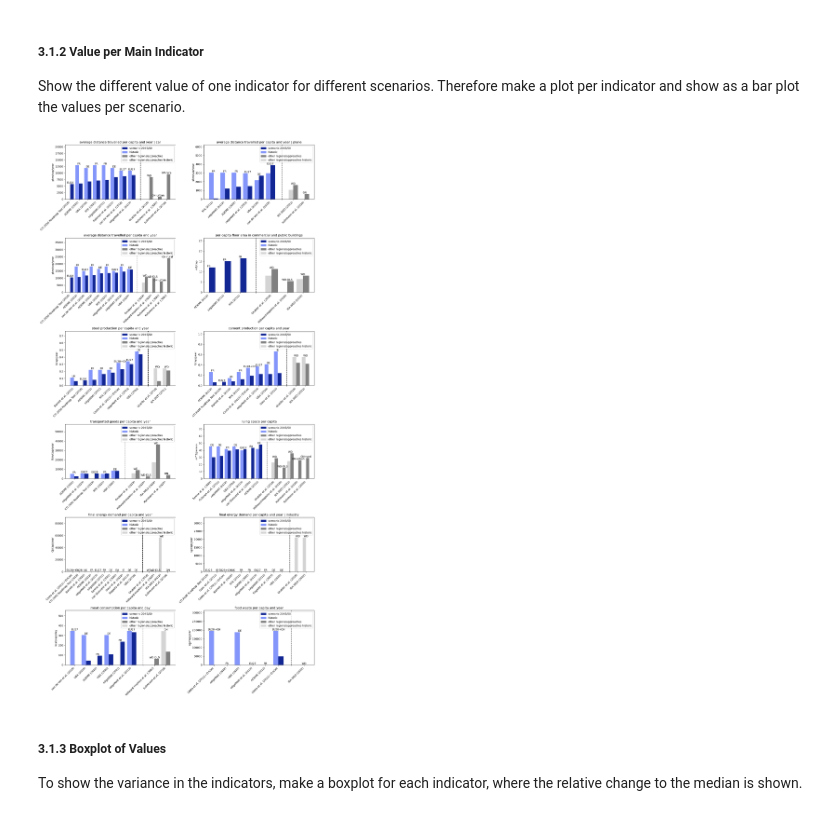
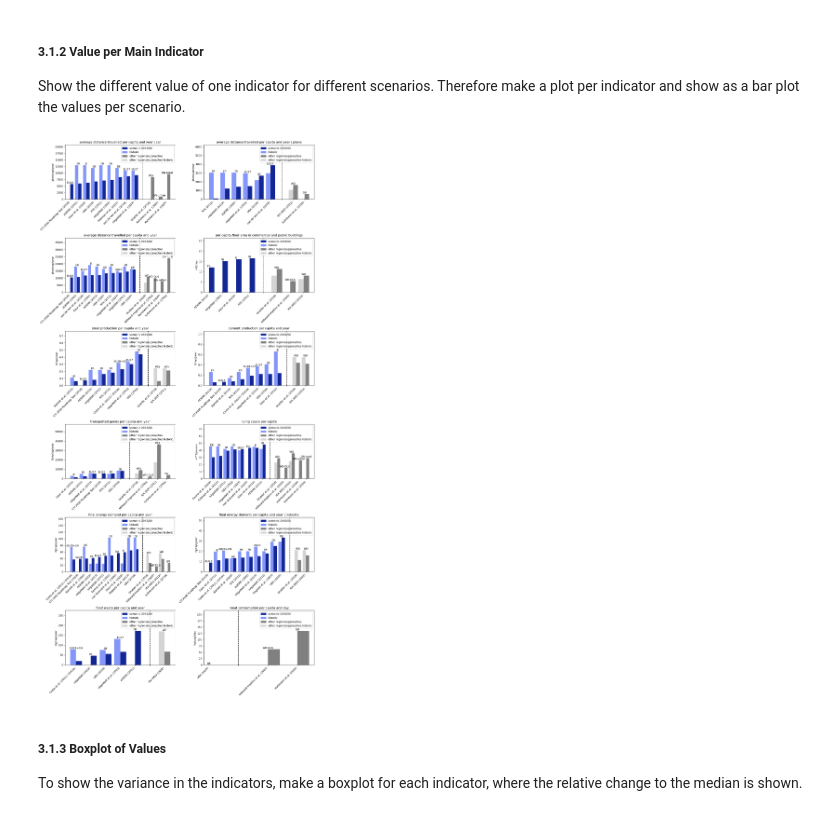
Before and after one commit to celia-burghardt/SufficiencyIndicators_Scenarios, a Jupyter notebook: main.ipynb, the cells around one changed output. Cells and saved outputs as stored; diff of their text form; code cells hidden in the pictures.

```diff
--- a/main.ipynb
+++ b/main.ipynb
@@ -32,9 +32,14 @@ url_additional_parameters = 'https://docs.google.com/spreadsheets/d/1xRNNF-eCuBv
 analysis_df = pd.read_csv(url_analysis, usecols=np.arange(0,14))
 analysis_df['Value'] = pd.to_numeric(analysis_df['Value'], errors='coerce')
 analysis_df['Year'] = pd.to_numeric(analysis_df['Year'], errors='coerce')
+analysis_df['Source'] = analysis_df['Source'].str.strip()
+analysis_df['Scenario (name/historic/DLS)'] = analysis_df['Scenario (name/historic/DLS)'].str.strip()
 
 # Labelling and sorting of Scenarios
 scenarios_df = pd.read_csv(url_scenarios)
+scenarios_df['scenarios'] = scenarios_df['scenarios'].str.strip()
+scenarios_df['scope'] = scenarios_df['scope'].str.strip()
+scenarios_df['Source'] = scenarios_df['Source'].str.strip()
 
 # Load data from Sheet Reference Values. Needed for Scenario names
 reference_values_df = pd.read_csv(url_reference, header=[2])
@@ -132,6 +137,9 @@ def get_standard_scenarios(raw_data, scenario_data):
                                                                                                & (analysis_standard_df['Scenario (name/historic/DLS)'] == x['scenarios'])].index.values, axis=1).explode().dropna()
     # Use the indices to select the correct rows from the data
     analysis_standard_df = analysis_standard_df.loc[standard_scenarios_indices]
+
+    # Filter out kcal data
+    analysis_standard_df = analysis_standard_df[~analysis_standard_df['Unit'].str.contains('kcal')]
     return analysis_standard_df
 # %%
 def get_historic_data(raw_data, indicator=False):
@@ -153,6 +161,9 @@ def get_historic_data(raw_data, indicator=False):
     # Filter for historic scenario
     historic_indicator_data = historic_indicator_data[(historic_indicator_data['Scenario (name/historic/DLS)'] == 'historic') | (historic_indicator_data['Year'] < 2045)]
 
+    # Remove kcal data
+    historic_indicator_data = historic_indicator_data[~historic_indicator_data['Unit'].str.contains('kcal')]
+
     # If an main indicator is given, filter also after that
     if indicator:
         historic_indicator_data = historic_indicator_data[historic_indicator_data['Main comparison parameter'] == indicator]
@@ -328,7 +339,9 @@ def get_additional_data(raw_data, indicator, sources):
     return add_data
 # %%
 # Funktion to create a barplot per indicator showing tha values of all scenarios plus historic values
-def make_barplot_multiple(data, filename, extension = False, standard=False, show_extra_bars = True, show_scope = True, plot_individual = False):
+def make_barplot_multiple(data, filename, extension = False, standard=False,
+                          show_extra_bars = True, show_scope = True,
+                          plot_individual = False, show_historic = True):
     '''
     Function to make a barplot of the values of the main indicators.
     :param data: Data from the Scenario Analysis sheet
@@ -393,27 +406,41 @@ def make_barplot_multiple(data, filename, extension = False, standard=False, sho
         # Get the x-positions for the bars
         x = np.arange(len(indicator_data))
 
-        # Plot the scenario values
-        bar_scenarios = ax.bar(x+0.2,
-                    indicator_data['Value'].values,
-                    width = 0.4,
-                    color = study_colors['scenario 2045/50'],
-                    label='scenario 2045/50')
+        if show_historic:
+            # Plot the scenario values
+            bar_scenarios = ax.bar(x+0.2,
+                        indicator_data['Value'].values,
+                        width = 0.4,
+                        color = study_colors['scenario 2045/50'],
+                        label='scenario 2045/50')
+            # Plot the historic values
+            bar_hist = ax.bar(x-0.2,
+                        indicator_data['Historic'].values,
+                        width = 0.4,
+                        color = study_colors['historic'],
+                        label='historic')
+        else:
+            # Plot the scenario values
+            bar_scenarios = ax.bar(x+0.2,
+                        indicator_data['Value'].values,
+                        width = 0.4,
+                        color = study_colors['scenario 2045/50'],
+                        label='scenario 2045/50')
 
-        # Plot the historic values
-        bar_hist = ax.bar(x-0.2,
-                    indicator_data['Historic'].values,
-                    width = 0.4,
-                    color = study_colors['historic'],
-                    label='historic')
-
+            # Plot the historic value as a line
+            line_hist = ax.axhline(y=indicator_data['Historic'].values[0],
+                                   color='black', linestyle='--',
+                                   label='historic')
         # If the Scope should be shone (Not for Germany only plots)
         if show_scope:
 
             # Write the scope for each scenario over the bars (Over the highest bar between historic and scenario value)
             for i, rect_scen in enumerate(bar_scenarios):
-                rect_hist = bar_hist[i]
-                height = max(rect_scen.get_height(), rect_hist.get_height())
+                if show_historic:
+                    rect_hist = bar_hist[i]
+                    height = max(rect_scen.get_height(), rect_hist.get_height())
+                else:
+                    height = rect_scen.get_height()
                 scope_study = indicator_data.iloc[i]['Geographic scope']
                 if scope_study in map_scope_reverse:
                     scope = map_scope_reverse[scope_study]
@@ -481,34 +508,34 @@ def make_barplot_multiple(data, filename, extension = False, standard=False, sho
         # Configure plot
         ax.set_title(f'{indicator}')
         ax.set_ylabel(indicator_data['Unit'].values[0])
         ax.set_xticks(np.arange(len(x_ticks)),x_ticks, rotation=45, ha="right")
 
         # Get the maximum Value of the bar plot to set the limit a bit higher than the max value
         max_value = max([x.get_height() for x in ax.patches])
         ax.set_ylim(0, max_value* 1.6)
 
         if plot_individual:
             # Save figure either with default extension or with extension given in the function
             if extension:
                 filename = f'{filename}.{extension}'
             # Save the figure as png
             indicator_naming = indicator.replace('|', '')
             plt.savefig(f'figures/{filename}_{indicator_naming}', bbox_inches = "tight")
 
 
     # Make a nicer look
     plt.tight_layout()
     # Save figure either with default extension or with extension given in the function
     if extension:
         filename = f'{filename}.{extension}'
     # Save the figure as png
     plt.savefig(f'figures/{filename}', bbox_inches = "tight")
 
 
 # Call function for making barplots
 make_barplot_multiple(analysis_df, 'barplot_values', plot_individual=False)
 # %% [output]
-[figure, old version]
+[figure, new version]
 # %% [markdown]
 ##### 3.1.3 Boxplot of Values
 
```
Also changed, not shown: parts of 11 cells of this notebook, 17 other files.
